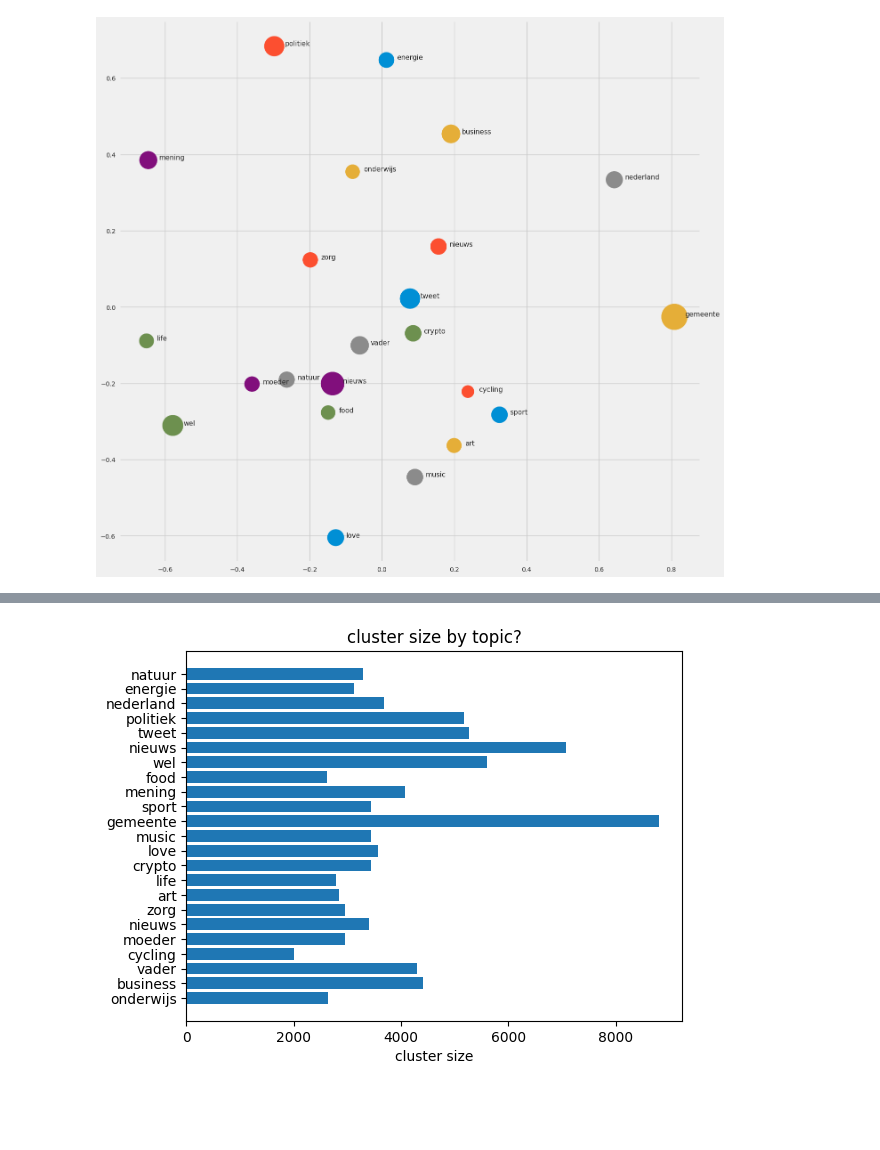
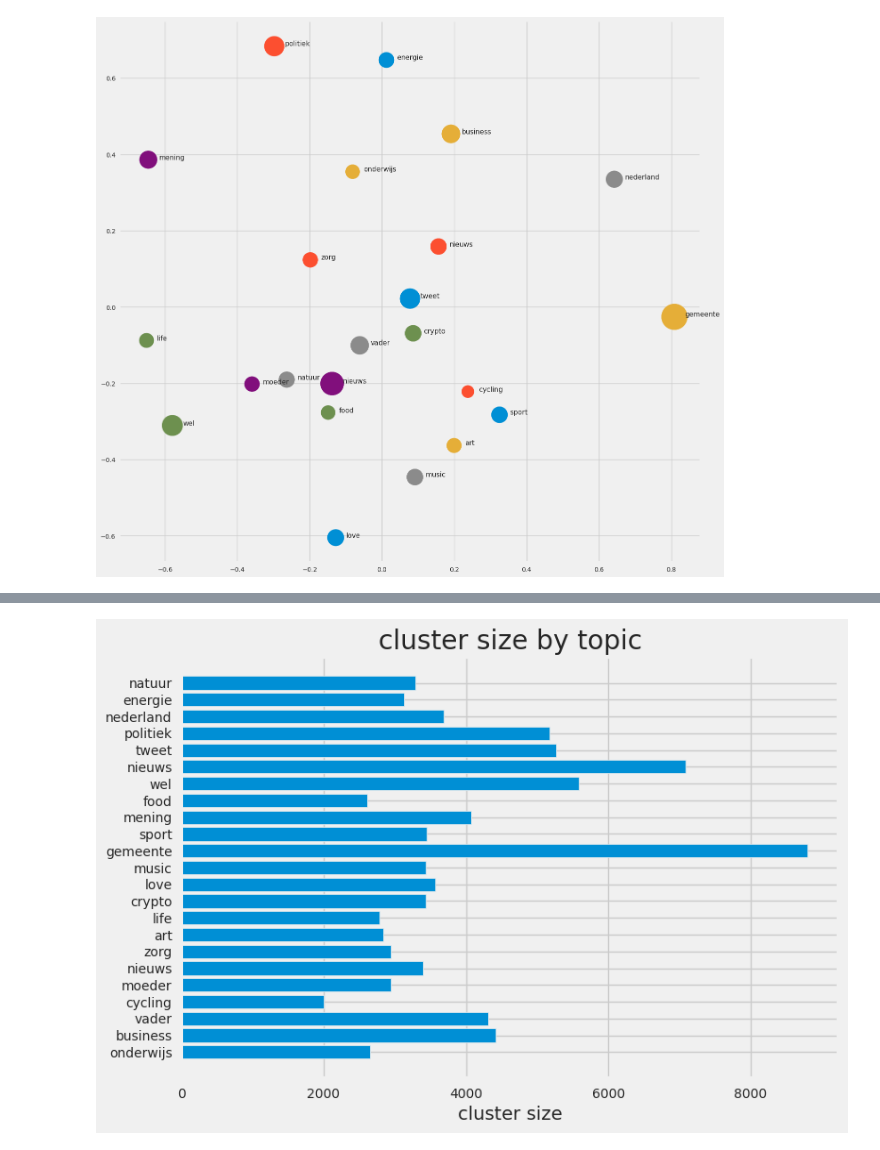
Before and after one commit to sijbrenvv/MLP, a Jupyter notebook: MLP.ipynb, the cells around one changed output, grey strips where cells are left out. Cells and saved outputs as stored; diff of their text form; code cells hidden in the pictures; blank space fills up the shorter version.

Commit message:
Added seeds + fixed graph layouts

```diff
--- a/MLP.ipynb
+++ b/MLP.ipynb
@@ -340,14 +351,13 @@ Text(0, 0.5, 'cluster size ')
 # %%
 # Graph option 4: named
-plt.rcdefaults()
 fig, ax = plt.subplots()
 
 ax.barh(np.arange(len(name_list)), cluster_size, align='center')
 ax.set_yticks(np.arange(len(name_list)), labels=name_list)
 ax.invert_yaxis()
 ax.set_xlabel('cluster size')
-ax.set_title('cluster size by topic?')
+ax.set_title('cluster size by topic')
 
 plt.show()
 # %% [output]
-[figure, old version]
+[figure, new version]
```
Also changed, not shown: parts of 6 cells of this notebook.
